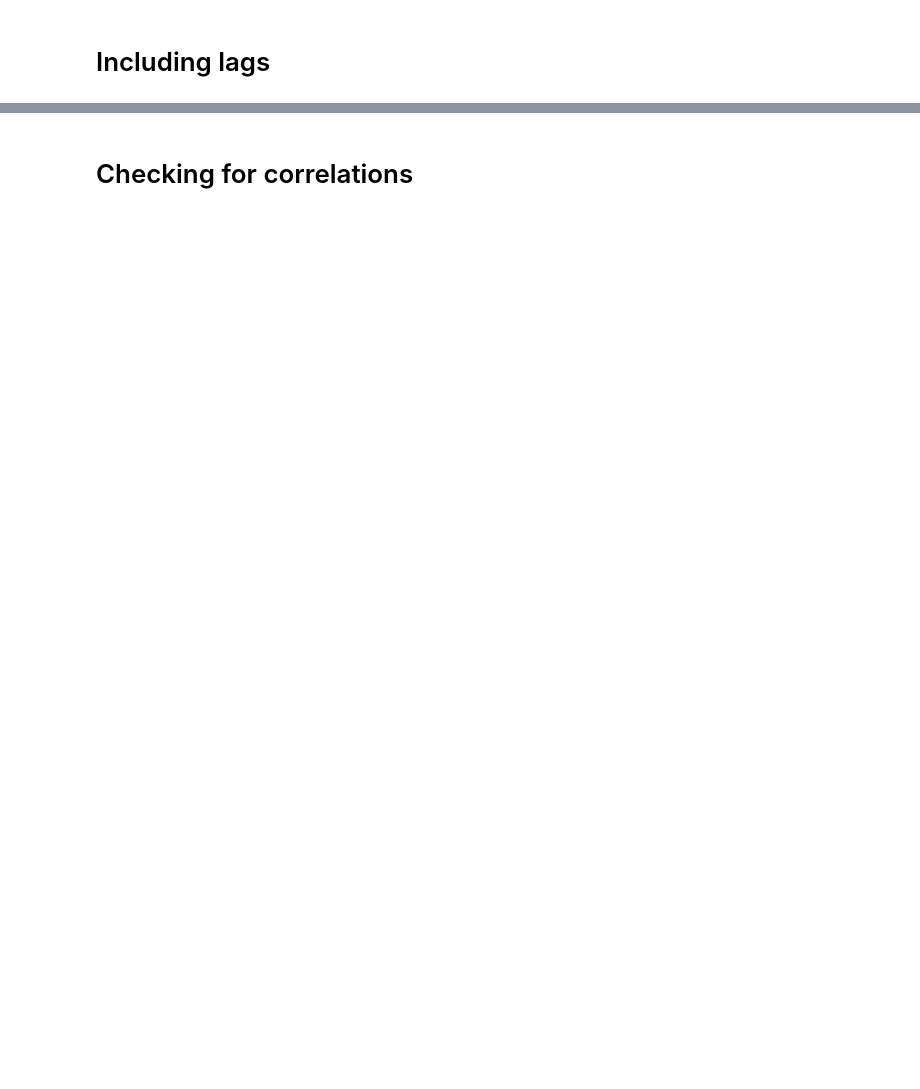
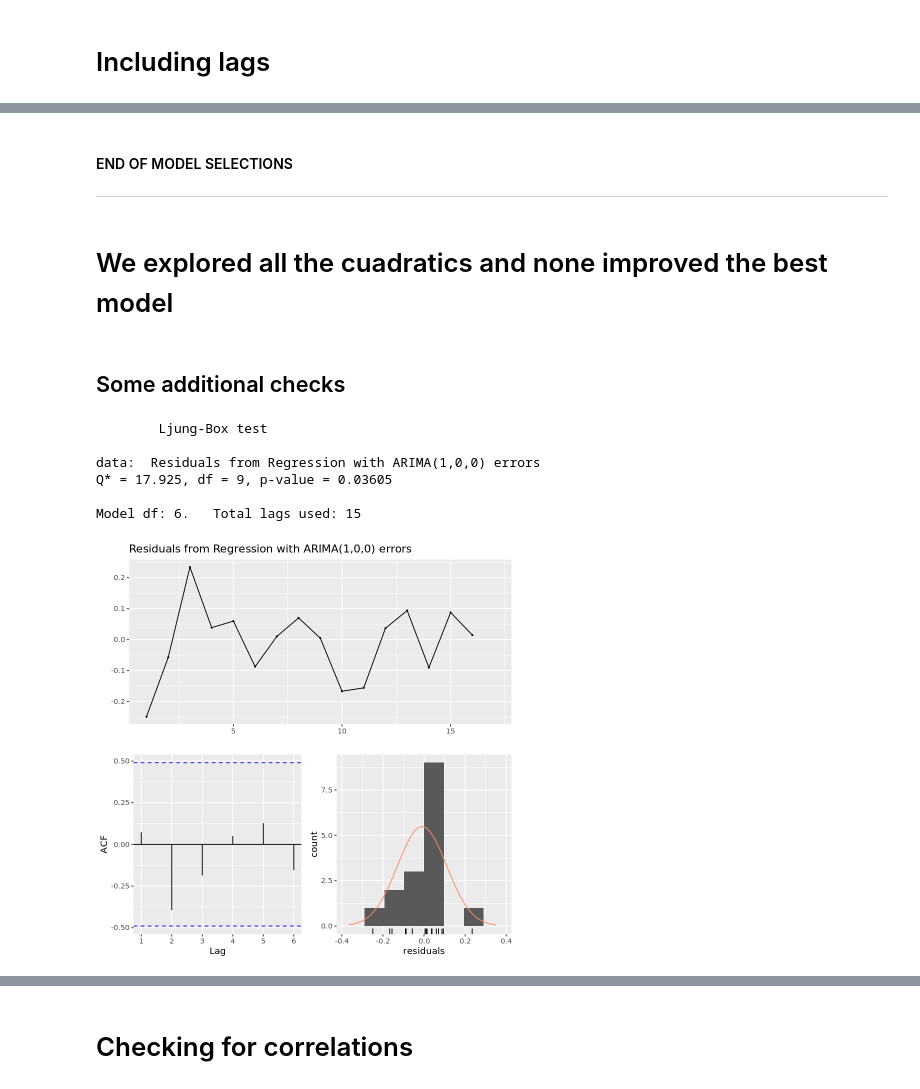
Before and after one commit to pointblue/anthropocene, a Jupyter notebook: notebooks/ADPE Crozier_final.ipynb, the cells around one changed output, grey strips where cells are left out. Drawn from its saved outputs; the diff is of its cells as text; code cells hidden in the pictures; blank space fills up the shorter version.

```diff
--- a/notebooks/ADPE Crozier_final.ipynb
+++ b/notebooks/ADPE Crozier_final.ipynb
@@ -1182,0 +1032,17 @@ Model df: 7.   Total lags used: 10
+# %% [markdown]
+#### END OF MODEL SELECTIONS
+******************************************************************************
+# %% [markdown]
+# We explored all the cuadratics and none improved the best model
+# %% [markdown]
+## Some additional checks
+# %%
+checkresiduals (topModel, lag=15)
+# %% [output]
+        Ljung-Box test
+
+data:  Residuals from Regression with ARIMA(1,0,0) errors
+Q* = 17.925, df = 9, p-value = 0.03605
+
+Model df: 6.   Total lags used: 15
+[figure, added]
```
Also changed, not shown: parts of 96 cells of this notebook, 2 other files.
